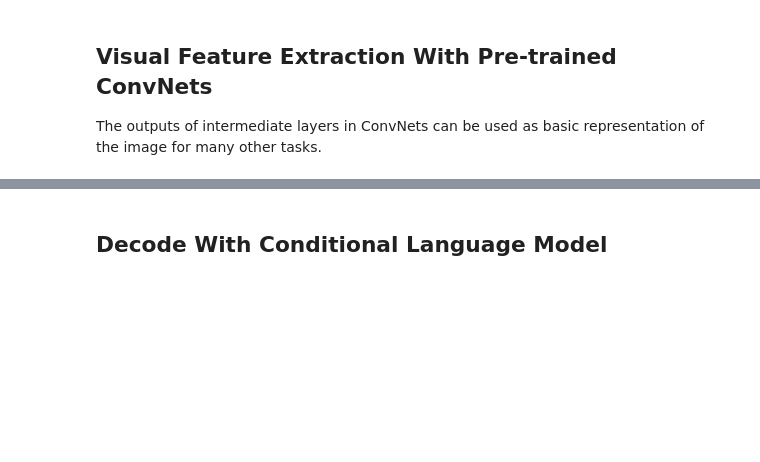
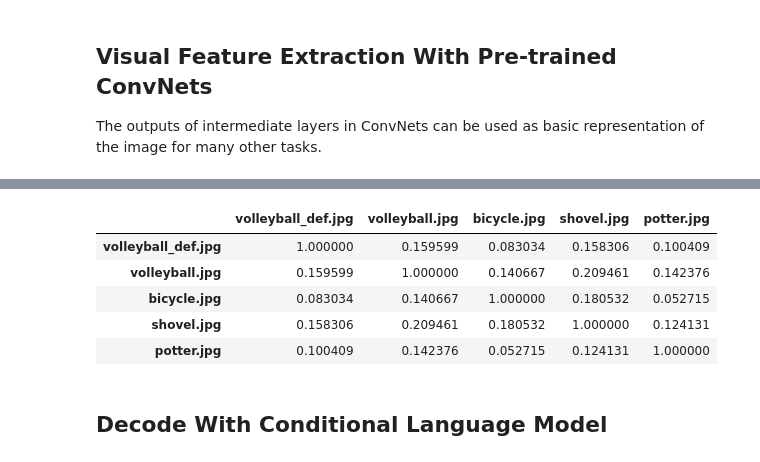
Before and after one commit to mmehdig/apl-esslli-19-material, a Jupyter notebook: 2-language-models-part2/encoder-decoder_image_description.ipynb, the cells around one changed output, grey strips where cells are left out. Drawn from its saved outputs; the diff is of its cells as text; code cells hidden in the pictures; blank space fills up the shorter version.

```diff
--- a/2-language-models-part2/encoder-decoder_image_description.ipynb
+++ b/2-language-models-part2/encoder-decoder_image_description.ipynb
@@ -156,3 +176,23 @@ for i, img_path in enumerate(img_paths):
+# %%
+df = pd.DataFrame(
+    np.ones([len(img_paths), len(img_paths)]),
+    index=[im.replace('sample_images/', '') for im in img_paths],
+    columns=[im.replace('sample_images/', '') for im in img_paths]
+)
+# %%
+for (i, img1), (j, img2) in combinations(enumerate(df.index), 2):
+  d = cosine(visual_features[i].flatten(), visual_features[j].flatten())
+  df[img1][img2] = 1 - d
+  df[img2][img1] = 1 - d
+# %%
+df
+# %% [output]
+|  | volleyball_def.jpg | volleyball.jpg | bicycle.jpg | shovel.jpg | potter.jpg |
+| volleyball_def.jpg | 1.000000 | 0.159599 | 0.083034 | 0.158306 | 0.100409 |
+| volleyball.jpg | 0.159599 | 1.000000 | 0.140667 | 0.209461 | 0.142376 |
+| bicycle.jpg | 0.083034 | 0.140667 | 1.000000 | 0.180532 | 0.052715 |
+| shovel.jpg | 0.158306 | 0.209461 | 0.180532 | 1.000000 | 0.124131 |
+| potter.jpg | 0.100409 | 0.142376 | 0.052715 | 0.124131 | 1.000000 |
 # %% [markdown]
 ## Decode With Conditional Language Model
 # %% [markdown]
```
Also changed, not shown: parts of 7 cells of this notebook.
